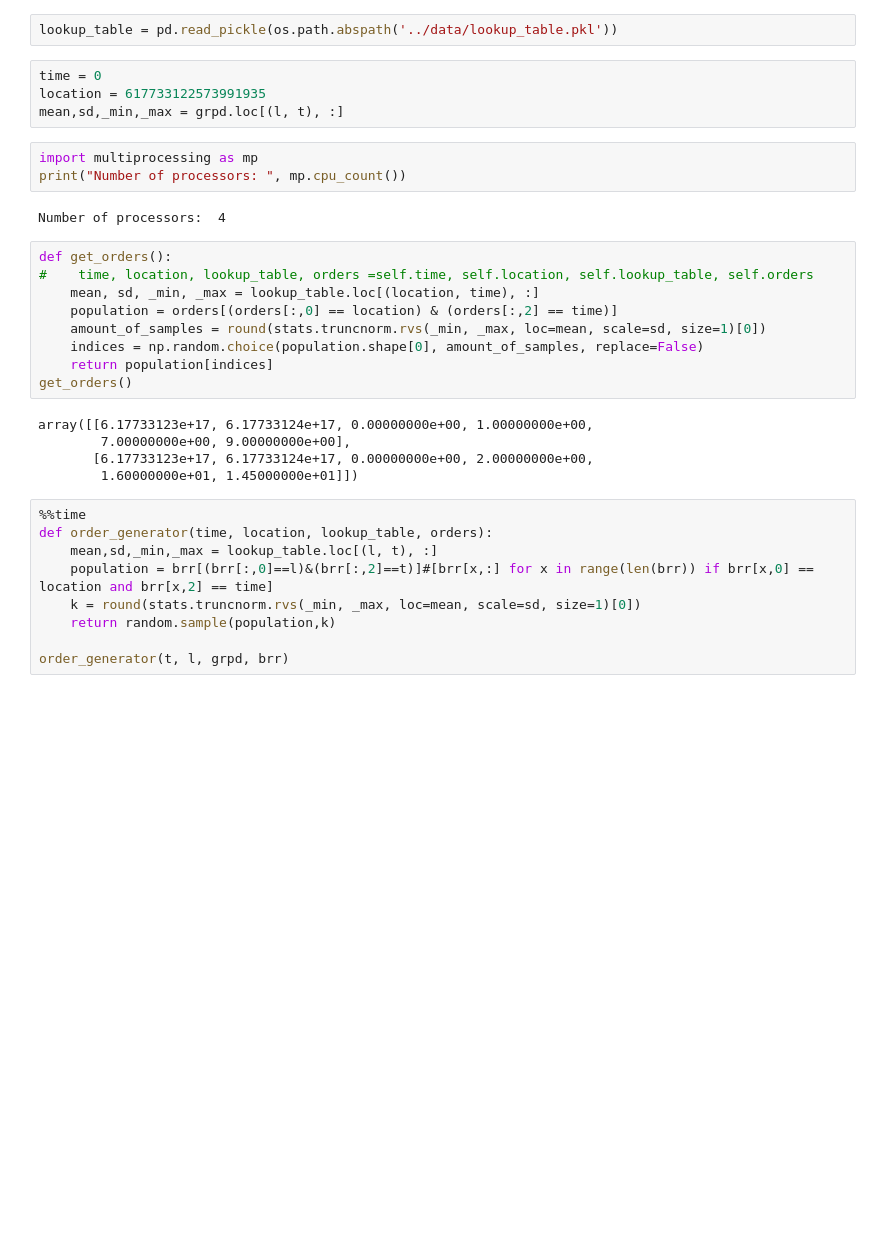
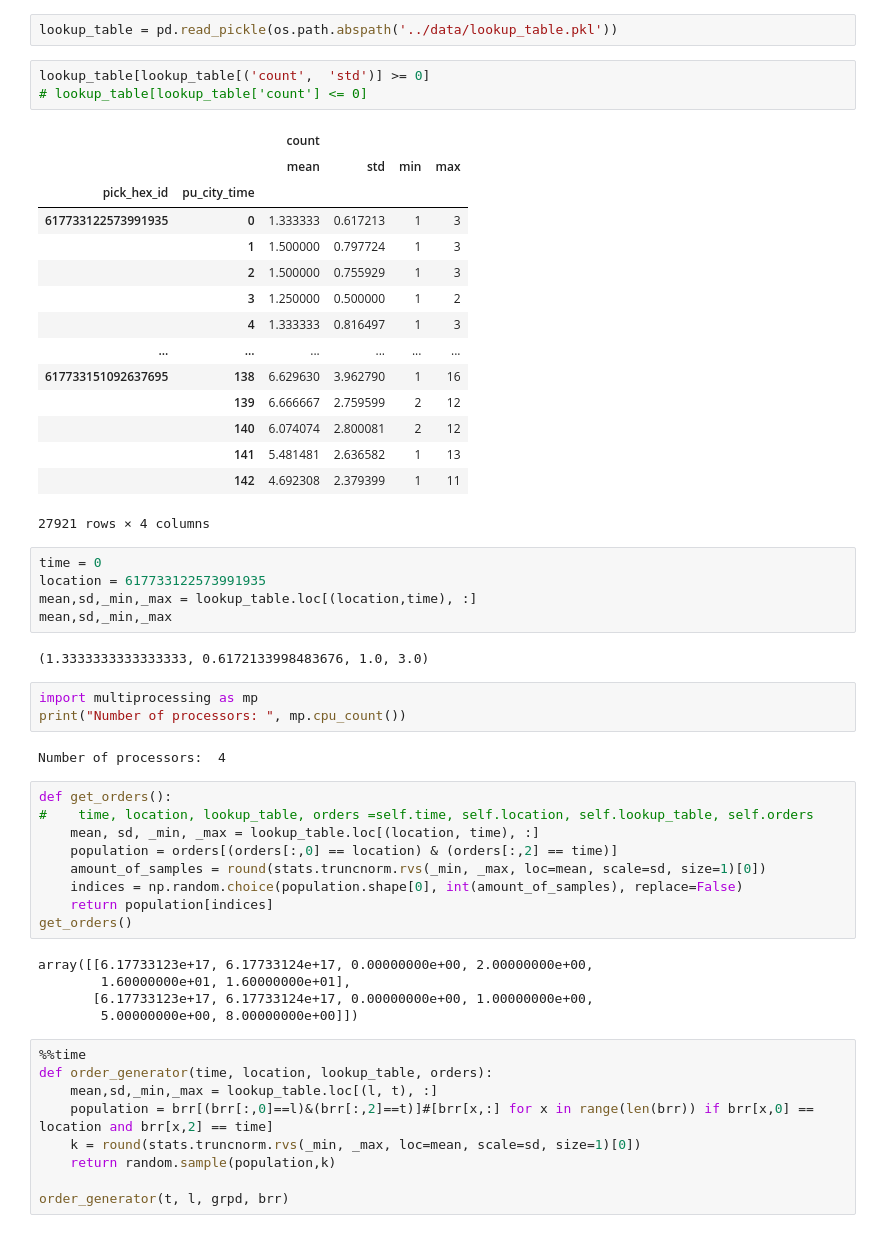
Before and after one commit to Salbinus/taxi, a Jupyter notebook: notebooks/feature_engineering.ipynb, the cells around one changed output. Drawn from its saved outputs; the diff is of its cells as text; blank space fills up the shorter version.

```diff
--- a/notebooks/feature_engineering.ipynb
+++ b/notebooks/feature_engineering.ipynb
@@ -383,10 +383,32 @@ grpd = grpd.groupby(['pick_hex_id', 'pu_city_time']).agg(['mean', 'std','min','m
 grpd.to_pickle(os.path.abspath('../data/lookup_table.pkl'))
 # %%
 lookup_table = pd.read_pickle(os.path.abspath('../data/lookup_table.pkl'))
+# %%
+lookup_table[lookup_table[('count',  'std')] >= 0]
+# lookup_table[lookup_table['count'] <= 0]
+# %% [output]
+|  |  | count |  |  |  |
+|  |  | mean | std | min | max |
+| pick_hex_id | pu_city_time |  |  |  |  |
+| 617733122573991935 | 0 | 1.333333 | 0.617213 | 1 | 3 |
+|  | 1 | 1.500000 | 0.797724 | 1 | 3 |
+|  | 2 | 1.500000 | 0.755929 | 1 | 3 |
+|  | 3 | 1.250000 | 0.500000 | 1 | 2 |
+|  | 4 | 1.333333 | 0.816497 | 1 | 3 |
+| ... | ... | ... | ... | ... | ... |
+| 617733151092637695 | 138 | 6.629630 | 3.962790 | 1 | 16 |
+|  | 139 | 6.666667 | 2.759599 | 2 | 12 |
+|  | 140 | 6.074074 | 2.800081 | 2 | 12 |
+|  | 141 | 5.481481 | 2.636582 | 1 | 13 |
+|  | 142 | 4.692308 | 2.379399 | 1 | 11 |
+27921 rows × 4 columns
 # %%
 time = 0
 location = 617733122573991935
-mean,sd,_min,_max = grpd.loc[(l, t), :]
+mean,sd,_min,_max = lookup_table.loc[(location,time), :]
+mean,sd,_min,_max
+# %% [output]
+(1.3333333333333333, 0.6172133998483676, 1.0, 3.0)
 # %%
 import multiprocessing as mp
 print("Number of processors: ", mp.cpu_count())
@@ -398,14 +420,14 @@ def get_orders():
     mean, sd, _min, _max = lookup_table.loc[(location, time), :]
     population = orders[(orders[:,0] == location) & (orders[:,2] == time)]
     amount_of_samples = round(stats.truncnorm.rvs(_min, _max, loc=mean, scale=sd, size=1)[0])
-    indices = np.random.choice(population.shape[0], amount_of_samples, replace=False)
+    indices = np.random.choice(population.shape[0], int(amount_of_samples), replace=False)
     return population[indices]
 get_orders()
 # %% [output]
-array([[6.17733123e+17, 6.17733124e+17, 0.00000000e+00, 1.00000000e+00,
-        7.00000000e+00, 9.00000000e+00],
-       [6.17733123e+17, 6.17733124e+17, 0.00000000e+00, 2.00000000e+00,
-        1.60000000e+01, 1.45000000e+01]])
+array([[6.17733123e+17, 6.17733124e+17, 0.00000000e+00, 2.00000000e+00,
+        1.60000000e+01, 1.60000000e+01],
+       [6.17733123e+17, 6.17733124e+17, 0.00000000e+00, 1.00000000e+00,
+        5.00000000e+00, 8.00000000e+00]])
 # %%
 %%time
 def order_generator(time, location, lookup_table, orders):
```
Also changed, not shown: parts of 3 cells of this notebook.
